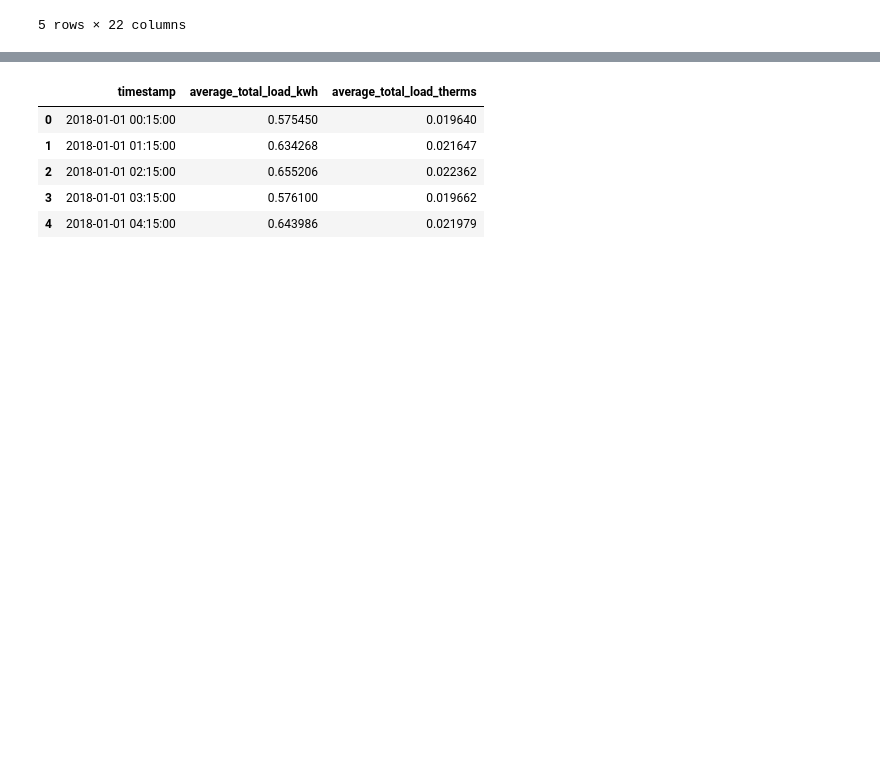
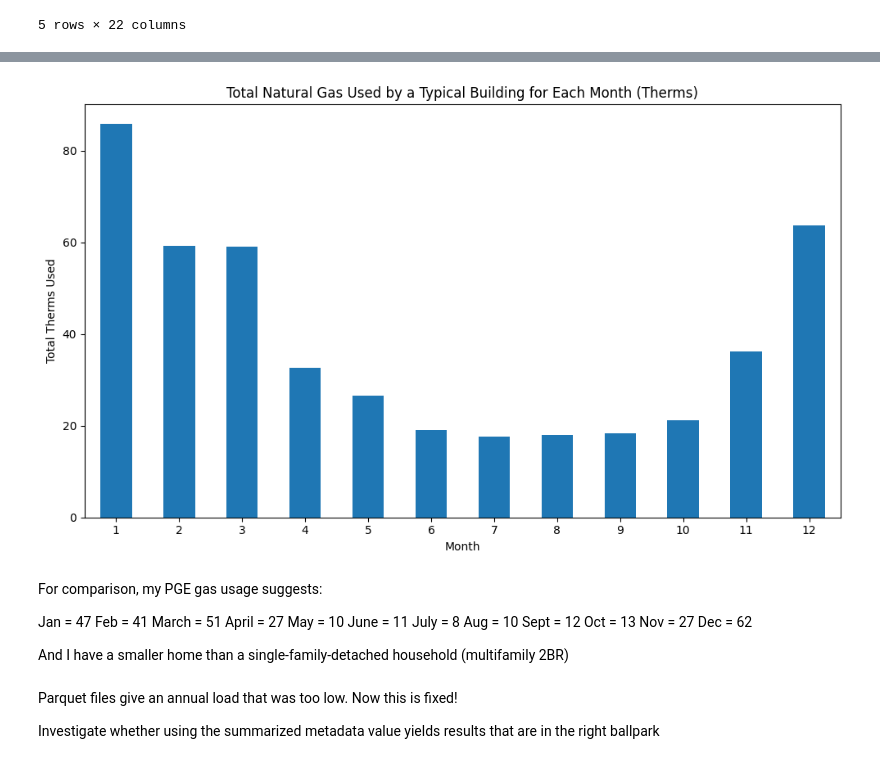
Before and after one commit to antiroyalty/ca-climate-action-initiative, a Jupyter notebook: backend/adapters/sam/step4_gas_usage.ipynb, the cells around one changed output, grey strips where cells are left out. Cells and saved outputs as stored; diff of their text form; code cells hidden in the pictures; blank space fills up the shorter version.

Commit message:
fixed the gas calculation bug. which had nothing to do with units and everything to do with averages

```diff
--- a/backend/adapters/sam/step4_gas_usage.ipynb
+++ b/backend/adapters/sam/step4_gas_usage.ipynb
@@ -175,12 +192,45 @@ average_profile['average_total_load_therms'] = average_profile['average_total_lo
+# %%
+import matplotlib.pyplot as plt
+
+gas_8760_data['timestamp'] = pd.to_datetime(gas_8760_data['timestamp'])
+
+gas_8760_data['month'] = gas_8760_data['timestamp'].dt.month
+
+monthly_therms = gas_8760_data.groupby('month')['calculated.natural_gas.total.therms'].sum()
+
+plt.figure(figsize=(10, 6))
+monthly_therms.plot(kind='bar')
+
+plt.xlabel('Month')
+plt.ylabel('Total Therms Used')
+plt.title('Total Natural Gas Used by a Typical Building for Each Month (Therms)')
+
+plt.xticks(rotation=0)
+plt.tight_layout()
+plt.show()
+# %% [output]
+[figure, added]
+# %% [markdown]
+For comparison, my PGE gas usage suggests:
+
+Jan = 47
+Feb = 41
+March = 51
+April = 27
+May = 10
+June = 11
+July = 8
+Aug = 10
+Sept = 12
+Oct = 13
+Nov = 27
+Dec = 62
+
+And I have a smaller home than a single-family-detached household (multifamily 2BR)
 # %%
-average_profile.to_csv(f"alameda/{scenario}/{housing_type}/step4_natural_gas_loads.csv", index=False)
-
-average_profile.head()
+gas_8760_data.to_csv(f"alameda/{scenario}/{housing_type}/step4_natural_gas_loads.csv", index=False)
-# %% [output]
-|  | timestamp | average_total_load_kwh | average_total_load_therms |
-| 0 | 2018-01-01 00:15:00 | 0.575450 | 0.019640 |
-| 1 | 2018-01-01 01:15:00 | 0.634268 | 0.021647 |
-| 2 | 2018-01-01 02:15:00 | 0.655206 | 0.022362 |
-| 3 | 2018-01-01 03:15:00 | 0.576100 | 0.019662 |
-| 4 | 2018-01-01 04:15:00 | 0.643986 | 0.021979 |
+# %% [markdown]
+Parquet files give an annual load that was too low. Now this is fixed!
+
+Investigate whether using the summarized metadata value yields results that are in the right ballpark
 # %%
```
Also changed, not shown: parts of 10 cells of this notebook.
